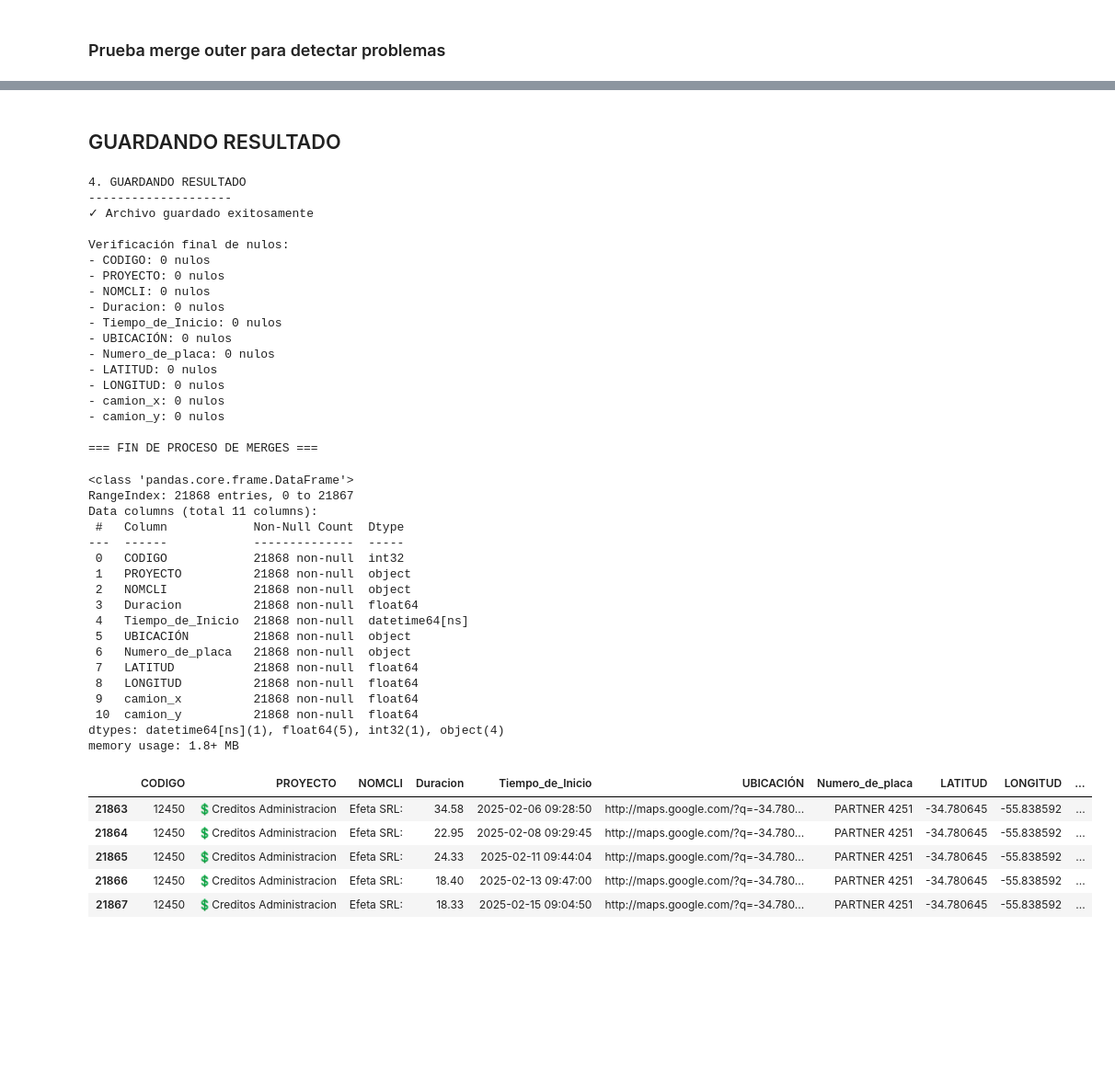
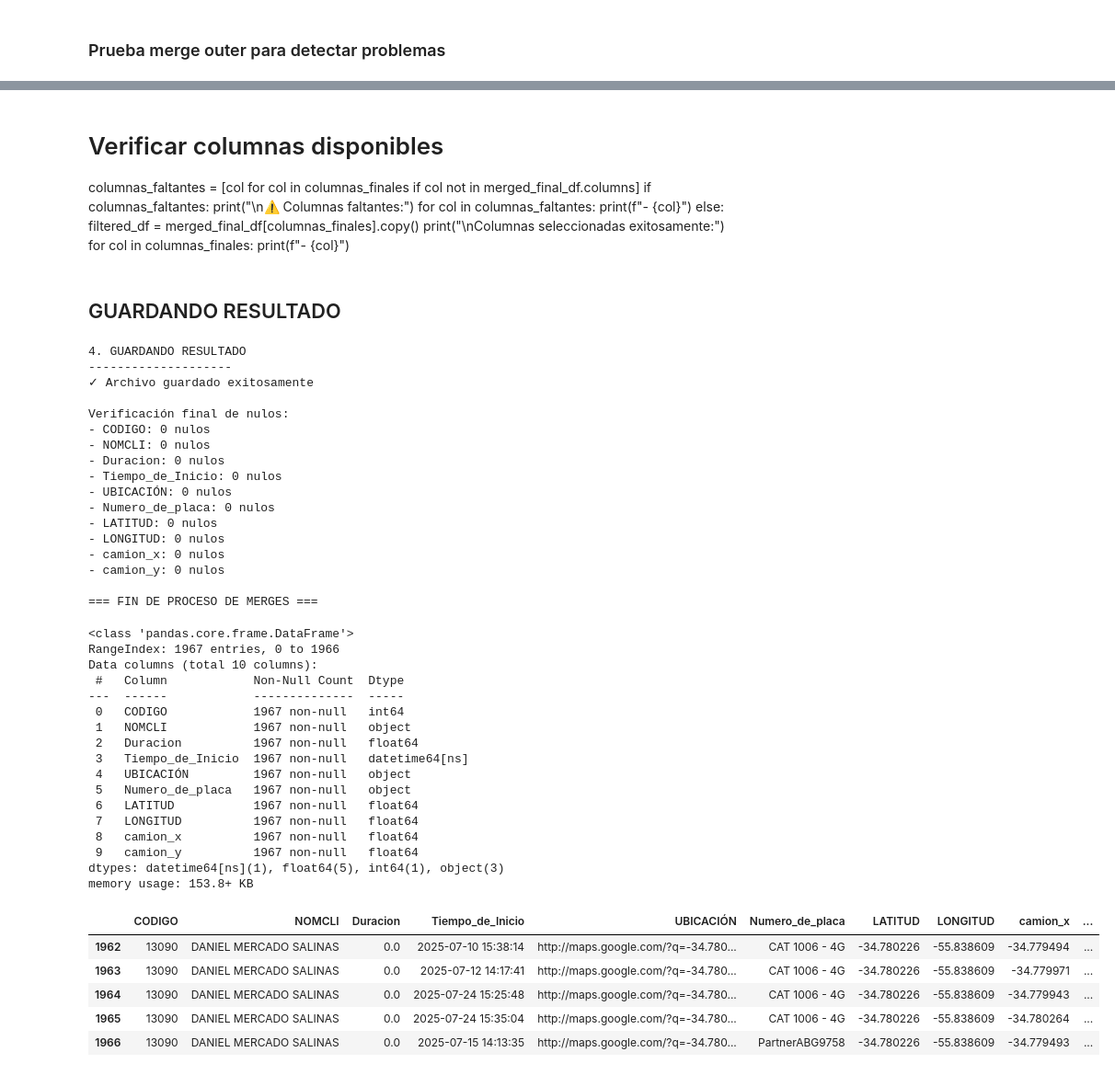
Before and after one commit to bisturito/1-ORIGINAL-DimalMaps, a Jupyter notebook: data/0_ETL/03_merge_MAPA.ipynb, the cells around one changed output, grey strips where cells are left out. Shown at 92% size. Saved outputs shown, nothing was run; the diff lists cells and outputs as text; code cells hidden in the pictures; blank space fills up the shorter version.

```diff
--- a/data/0_ETL/03_merge_MAPA.ipynb
+++ b/data/0_ETL/03_merge_MAPA.ipynb
@@ -392,14 +386,13 @@ Registros en ubi_cliente que NO tienen match en df_tareas_filtrado: 225
 # %%
-print("\n2. MERGE FINAL")
-print("------------")
-print("Realizando merge final entre merged_df y estacionados_camion_final")
+
+
 # Usamos estacionados_camion_final que ya tiene la columna CODIGO asignada
 merged_final_df = pd.merge(
-  merged_df,
+  ubi_cliente,
   estacionados_camion_final,  # Usamos el DataFrame que ya tiene CODIGO
   on='CODIGO',
   how='inner',
-  suffixes=('_tareas', '_camion')
+  suffixes=('_clientes', '_camion')
 )
 print(f"\nResultado del merge final:")
 print(f"- Filas: {merged_final_df.shape[0]}")
@@ -407,8 +400,13 @@ print(f"- Columnas: {merged_final_df.shape[1]}")
 
 print("\n3. SELECCIÓN DE COLUMNAS FINALES")
 print("------------------------------")
+
 columnas_finales = [
-  'CODIGO', 'PROYECTO', 'NOMCLI', 'Duracion', 'Tiempo_de_Inicio', 'UBICACIÓN',
+  'CODIGO', 'NOMCLI', 'Duracion', 'Tiempo_de_Inicio', 'UBICACIÓN',
   'Numero_de_placa', 'LATITUD', 'LONGITUD', 'camion_x', 'camion_y'
 ]
+
+
+
+merged_final_df = merged_final_df[columnas_finales]
 # %% [output]
@@ -450,0 +457,13 @@ Columnas seleccionadas exitosamente:
+# %% [markdown]
+
+# Verificar columnas disponibles
+columnas_faltantes = [col for col in columnas_finales if col not in merged_final_df.columns]
+if columnas_faltantes:
+  print("\n⚠️ Columnas faltantes:")
+  for col in columnas_faltantes:
+      print(f"- {col}")
+else:
+  filtered_df = merged_final_df[columnas_finales].copy()
+  print("\nColumnas seleccionadas exitosamente:")
+  for col in columnas_finales:
+      print(f"- {col}")
@@ -455,11 +480,11 @@ Columnas seleccionadas exitosamente:
 print("\n4. GUARDANDO RESULTADO")
 print("--------------------")
 try:
-  filtered_df.to_excel('../Limpia/merged_df.xlsx', index=False)
+  merged_final_df .to_excel('../Limpia/merged_df.xlsx', index=False)
   print("✓ Archivo guardado exitosamente")
 
   print("\nVerificación final de nulos:")
-  nulos = filtered_df.isnull().sum()
+  nulos = merged_final_df .isnull().sum()
   for columna, cantidad in nulos.items():
       print(f"- {columna}: {cantidad} nulos")
 except Exception as e:
@@ -473,7 +498,6 @@ print("\n=== FIN DE PROCESO DE MERGES ===")
 
 Verificación final de nulos:
 - CODIGO: 0 nulos
-- PROYECTO: 0 nulos
 - NOMCLI: 0 nulos
 - Duracion: 0 nulos
 - Tiempo_de_Inicio: 0 nulos
@@ -486,30 +510,29 @@ Verificación final de nulos:
 
 === FIN DE PROCESO DE MERGES ===
 # %%
-filtered_df.info()
-filtered_df.tail(5)
+merged_final_df .info()
+merged_final_df .tail(5)
 # %% [output]
 <class 'pandas.core.frame.DataFrame'>
-RangeIndex: 21868 entries, 0 to 21867
-Data columns (total 11 columns):
+RangeIndex: 1967 entries, 0 to 1966
+Data columns (total 10 columns):
  #   Column            Non-Null Count  Dtype
 ---  ------            --------------  -----
- 0   CODIGO            21868 non-null  int32
- 1   PROYECTO          21868 non-null  object
- 2   NOMCLI            21868 non-null  object
- 3   Duracion          21868 non-null  float64
- 4   Tiempo_de_Inicio  21868 non-null  datetime64[ns]
- 5   UBICACIÓN         21868 non-null  object
- 6   Numero_de_placa   21868 non-null  object
- 7   LATITUD           21868 non-null  float64
- 8   LONGITUD          21868 non-null  float64
- 9   camion_x          21868 non-null  float64
- 10  camion_y          21868 non-null  float64
-dtypes: datetime64[ns](1), float64(5), int32(1), object(4)
-memory usage: 1.8+ MB
+ 0   CODIGO            1967 non-null   int64
+ 1   NOMCLI            1967 non-null   object
+ 2   Duracion          1967 non-null   float64
+ 3   Tiempo_de_Inicio  1967 non-null   datetime64[ns]
+ 4   UBICACIÓN         1967 non-null   object
+ 5   Numero_de_placa   1967 non-null   object
+ 6   LATITUD           1967 non-null   float64
+ 7   LONGITUD          1967 non-null   float64
+ 8   camion_x          1967 non-null   float64
+ 9   camion_y          1967 non-null   float64
+dtypes: datetime64[ns](1), float64(5), int64(1), object(3)
+memory usage: 153.8+ KB
-|  | CODIGO | PROYECTO | NOMCLI | Duracion | Tiempo_de_Inicio | UBICACIÓN | Numero_de_placa | LATITUD | LONGITUD | ... |
-| 21863 | 12450 | 💲Creditos Administracion | Efeta SRL: | 34.58 | 2025-02-06 09:28:50 | http://maps.google.com/?q=-34.780... | PARTNER 4251 | -34.780645 | -55.838592 | ... |
-| 21864 | 12450 | 💲Creditos Administracion | Efeta SRL: | 22.95 | 2025-02-08 09:29:45 | http://maps.google.com/?q=-34.780... | PARTNER 4251 | -34.780645 | -55.838592 | ... |
-| 21865 | 12450 | 💲Creditos Administracion | Efeta SRL: | 24.33 | 2025-02-11 09:44:04 | http://maps.google.com/?q=-34.780... | PARTNER 4251 | -34.780645 | -55.838592 | ... |
-| 21866 | 12450 | 💲Creditos Administracion | Efeta SRL: | 18.40 | 2025-02-13 09:47:00 | http://maps.google.com/?q=-34.780... | PARTNER 4251 | -34.780645 | -55.838592 | ... |
-| 21867 | 12450 | 💲Creditos Administracion | Efeta SRL: | 18.33 | 2025-02-15 09:04:50 | http://maps.google.com/?q=-34.780... | PARTNER 4251 | -34.780645 | -55.838592 | ... |
+|  | CODIGO | NOMCLI | Duracion | Tiempo_de_Inicio | UBICACIÓN | Numero_de_placa | LATITUD | LONGITUD | camion_x | ... |
+| 1962 | 13090 | DANIEL MERCADO SALINAS | 0.0 | 2025-07-10 15:38:14 | http://maps.google.com/?q=-34.780... | CAT 1006 - 4G | -34.780226 | -55.838609 | -34.779494 | ... |
+| 1963 | 13090 | DANIEL MERCADO SALINAS | 0.0 | 2025-07-12 14:17:41 | http://maps.google.com/?q=-34.780... | CAT 1006 - 4G | -34.780226 | -55.838609 | -34.779971 | ... |
+| 1964 | 13090 | DANIEL MERCADO SALINAS | 0.0 | 2025-07-24 15:25:48 | http://maps.google.com/?q=-34.780... | CAT 1006 - 4G | -34.780226 | -55.838609 | -34.779943 | ... |
+| 1965 | 13090 | DANIEL MERCADO SALINAS | 0.0 | 2025-07-24 15:35:04 | http://maps.google.com/?q=-34.780... | CAT 1006 - 4G | -34.780226 | -55.838609 | -34.780264 | ... |
+| 1966 | 13090 | DANIEL MERCADO SALINAS | 0.0 | 2025-07-15 14:13:35 | http://maps.google.com/?q=-34.780... | PartnerABG9758 | -34.780226 | -55.838609 | -34.779493 | ... |
```
Also changed, not shown: parts of 21 cells of this notebook, 4 other files.
